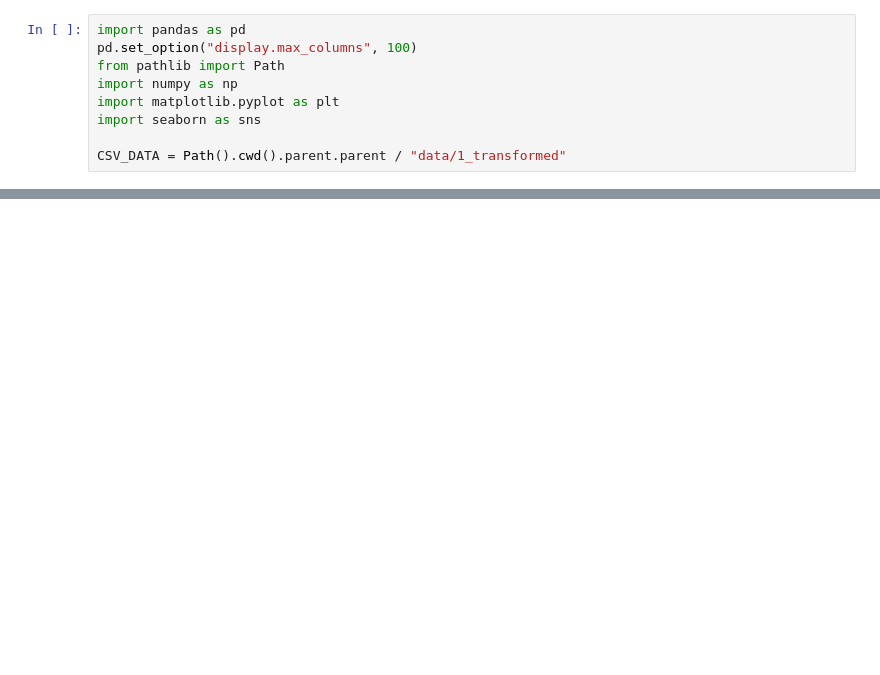
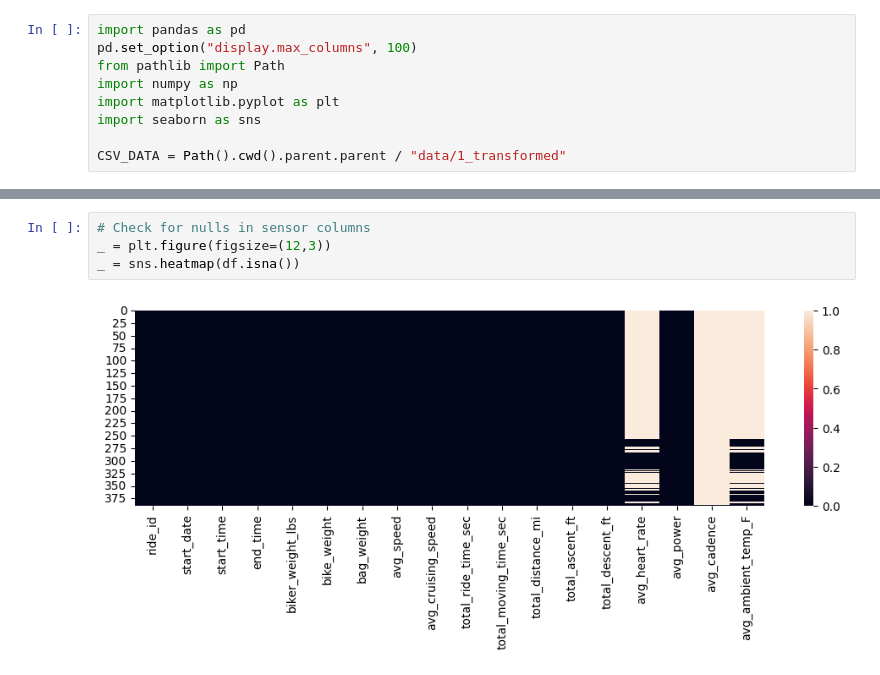
Before and after one commit to ericbauer55/bike-fitness-tracking, a Jupyter notebook: notebooks/1_Post_Enrichment_EDA/0_ride_summary_exploration.ipynb, the cells around one changed output, grey strips where cells are left out. Cells and saved outputs as stored; diff of their text form; blank space fills up the shorter version.

```diff
--- a/notebooks/1_Post_Enrichment_EDA/0_ride_summary_exploration.ipynb
+++ b/notebooks/1_Post_Enrichment_EDA/0_ride_summary_exploration.ipynb
@@ -25,0 +24,6 @@ df_summary.head()
+# %%
+# Check for nulls in sensor columns
+_ = plt.figure(figsize=(12,3))
+_ = sns.heatmap(df.isna())
+# %% [output]
+[figure, added]
```
Also changed, not shown: parts of 6 cells of this notebook.
